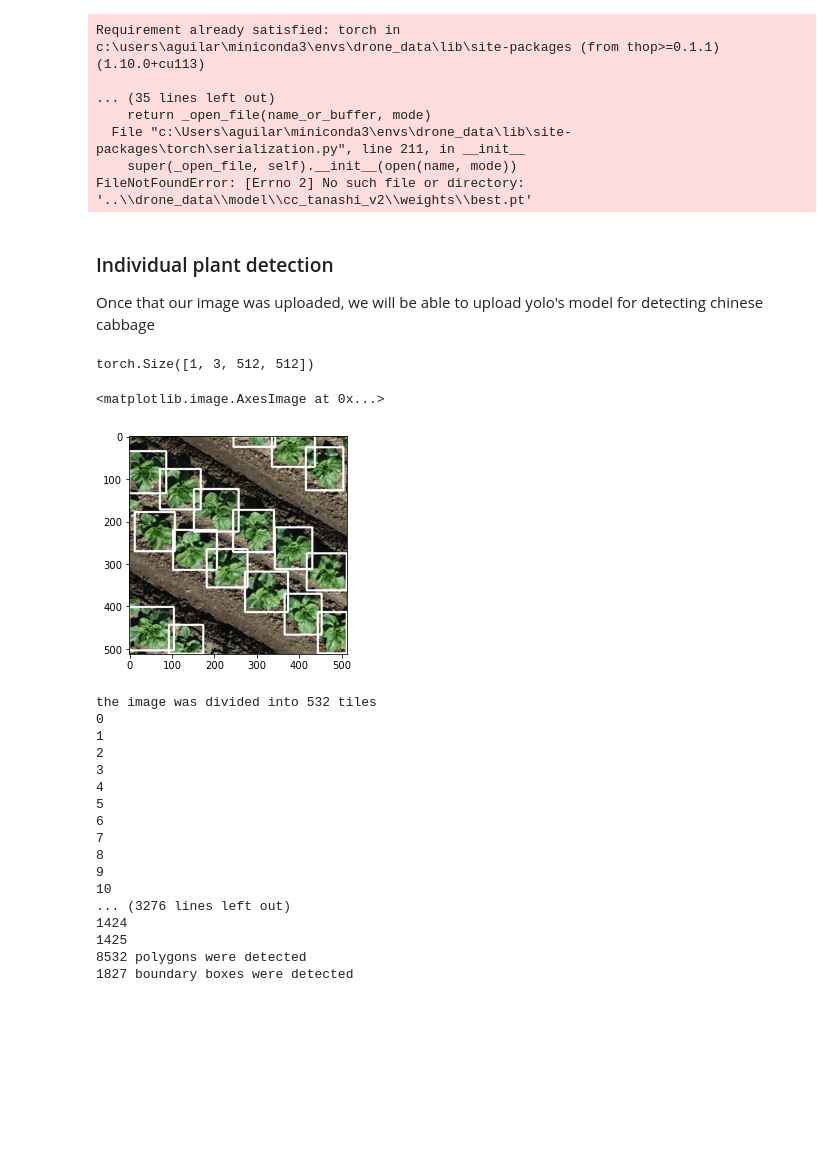
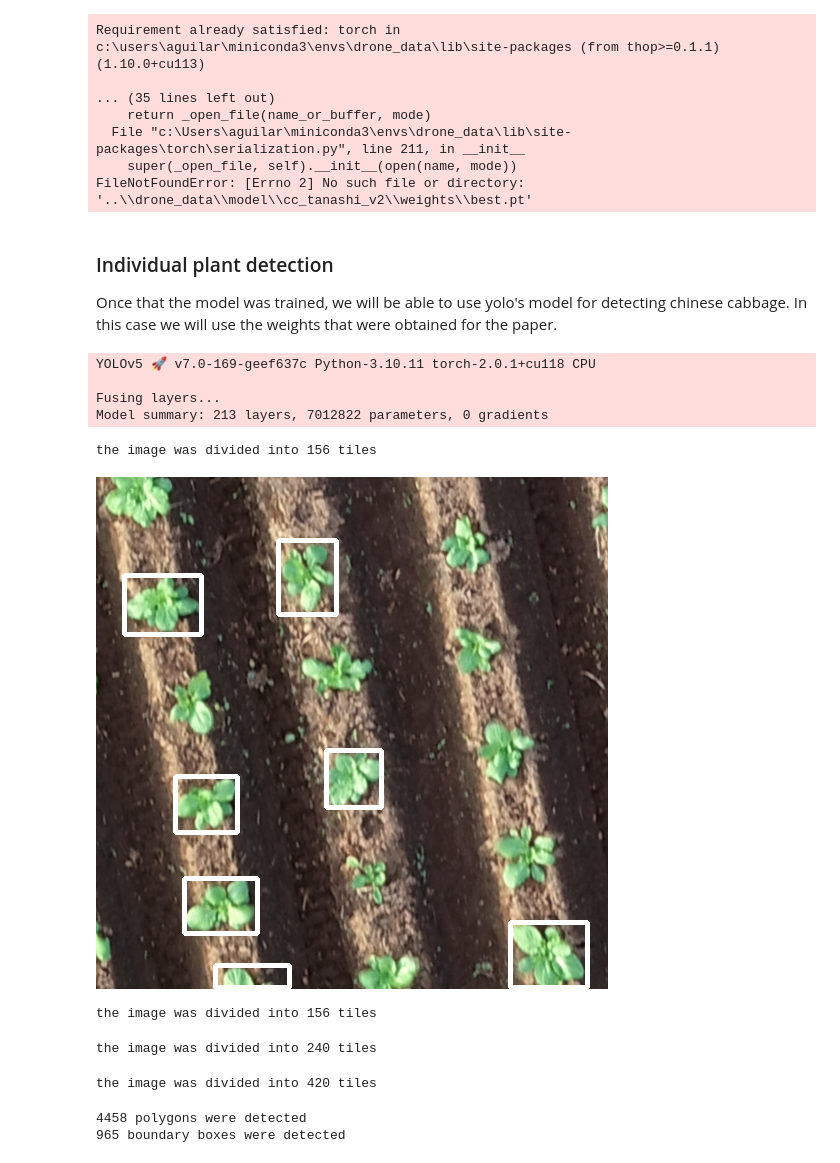
Before and after one commit to anaguilarar/CC_Weight_Prediction, a Jupyter notebook: 1_Individual_plant_detection_YOLO_training.ipynb, the cells around one changed output. Cells and saved outputs as stored; diff of their text form; code cells hidden in the pictures; blank space fills up the shorter version.

Commit message:
adding yolo model

```diff
--- a/1_Individual_plant_detection_YOLO_training.ipynb
+++ b/1_Individual_plant_detection_YOLO_training.ipynb
@@ -372,63 +406,59 @@ FileNotFoundError: [Errno 2] No such file or directory: '..\\drone_data\\model\\
 # %% [markdown]
 ### Individual plant detection
 
-Once that our image was uploaded, we will be able to upload yolo's model for detecting chinese cabbage
+Once that the model was trained, we will be able to use yolo's model for detecting chinese cabbage. In this case we will use the weights that were obtained for the paper.
 # %%
 ## setting yolo model
 import sys
 import os
 sys.path.append(os.path.join(os.getcwd(), 'yolov5'))
 # %%
-
 from yolov5.utils.torch_utils import select_device
 from yolov5.models.common import DetectMultiBackend
 ## setting device
 device = select_device()
 ## loading model
 
-weights = "od_weights/best.pt"
-#weights = "../drone_data/models/cc_tanashi_v2/weights/best.pt"
+weights = "/content/best.pt"
+
 model = DetectMultiBackend(weights, device=device)
+# %% [output]
+YOLOv5 🚀 v7.0-169-geef637c Python-3.10.11 torch-2.0.1+cu118 CPU
+
+Fusing layers...
+Model summary: 213 layers, 7012822 parameters, 0 gradients
 # %%
 from drone_data.utils.od_functions import DroneObjectDetection
 # %%
 ### reading data
 import geopandas as gpd
 
-roi = gpd.read_file('F:/OneDrive - The University of Tokyo/drone_data/sp_data/tanashi/tanashi_field.shp')
-TP1IMAGEPATH = "F:/drone_data/Tanashi_cc_winter_2021/dc_3_20210929/P4rtk_15m_RTK/tana_cc_rgb_210929/3_dsm_ortho/2_mosaic/"
+roi = gpd.read_file('/content/tanashi_field.shp')
+TP1IMAGEPATH = "/content/tana_cc_rgb_210927_transparent_mosaic_group1.tif"
 
-
-drdata = DroneObjectDetection(TP1IMAGEPATH, yolo_model= model, device = device, multiband_image=True, roi = roi)
+drdata = DroneObjectDetection(TP1IMAGEPATH, yolo_model= model, device = device, multiband_image=True, bounds = roi)
 # %%
+%matplotlib inline
 import torch
+from PIL import Image
+import numpy as np
 
-idtile = 102
+idtile = 43
+drdata.split_into_tiles(width = 512, height = 512, overlap = 0)
+imgdraw = drdata.draw_bb_in_tile(drdata.tiles_data(idtile))
+Image.fromarray(np.uint8(imgdraw))
 
-imgdraw = drdata.draw_bb_in_tile(drdata.tiles_data(idtile))
-
-plt.imshow(imgdraw/255.)
+#plt.imshow(imgdraw/255.)
 # %% [output]
-torch.Size([1, 3, 512, 512])
+the image was divided into 156 tiles
-<matplotlib.image.AxesImage at 0x...>
-[figure, old version]
+[figure, new version]
 # %%
-allpols = drdata.detect_oi_in_uavimage(imgsize = 512, overlap = [0,0.2,0.4], aoi_limit = 0.5, onlythesetiles = None, conf_thres=0.50)
+## detecting all bounding boxes in the image
+
+allbb = drdata.detect_oi_in_uavimage(imgsize = 512, overlap = [0,0.2], aoi_limit = 0.5, onlythesetiles = None, conf_thres=0.50)
 # %% [output]
-the image was divided into 532 tiles
-0
-1
-2
-3
-4
-5
-6
-7
-8
-9
-10
-... (3276 lines left out)
-1424
-1425
-8532 polygons were detected
-1827 boundary boxes were detected
+the image was divided into 156 tiles
+the image was divided into 240 tiles
+the image was divided into 420 tiles
+4458 polygons were detected
+965 boundary boxes were detected
```
Also changed, not shown: parts of 29 cells of this notebook.
